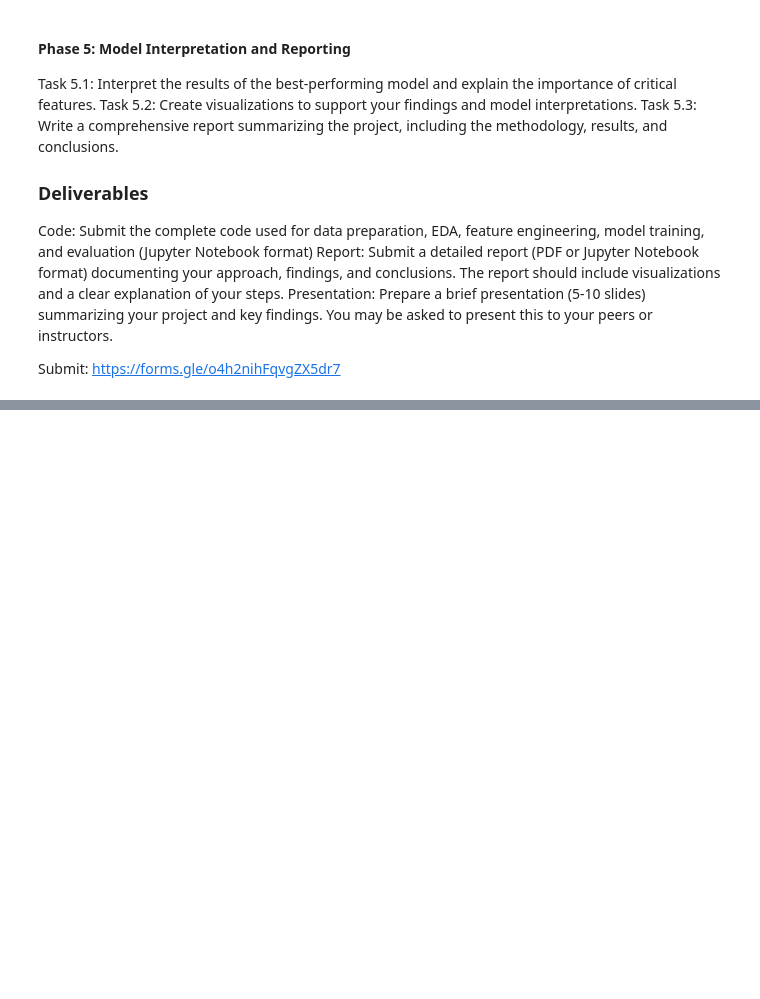
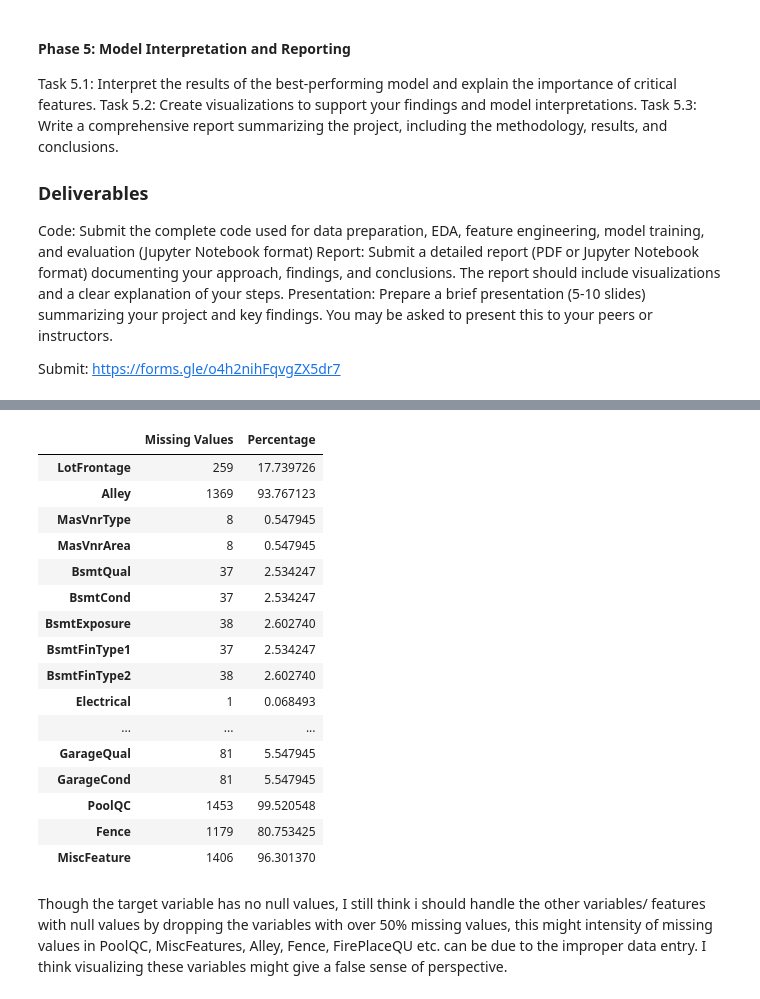
Before and after one commit to Niklauzi/capstone-project, a Jupyter notebook: capstone project notebook.ipynb, the cells around one changed output, grey strips where cells are left out. Saved outputs shown, nothing was run; the diff lists cells and outputs as text; code cells hidden in the pictures; blank space fills up the shorter version.

```diff
--- a/capstone project notebook.ipynb
+++ b/capstone project notebook.ipynb
@@ -91,0 +130,3 @@ house_data_train.columns.nunique()
+# %%
+pd.set_option('display.max_rows', None) # See all the rows in the series to ascertain the number features with missing values
+houseData.isna().sum()
@@ -91,0 +176,24 @@ house_data_train.columns.nunique()
+# %%
+missing_percentage = (missing_values / len(houseData)) * 100 # Calculating the percentage of missing values
+
+missing_data = pd.DataFrame({'Missing Values': missing_values, 'Percentage': missing_percentage})#Combine the count and percentage of missing values
+
+missing_data[missing_data['Missing Values'] > 0] # Filtering to show only columns with missing values
+# %% [output]
+|  | Missing Values | Percentage |
+| LotFrontage | 259 | 17.739726 |
+| Alley | 1369 | 93.767123 |
+| MasVnrType | 8 | 0.547945 |
+| MasVnrArea | 8 | 0.547945 |
+| BsmtQual | 37 | 2.534247 |
+| BsmtCond | 37 | 2.534247 |
+| BsmtExposure | 38 | 2.602740 |
+| BsmtFinType1 | 37 | 2.534247 |
+| BsmtFinType2 | 38 | 2.602740 |
+| Electrical | 1 | 0.068493 |
+| ... | ... | ... |
+| GarageQual | 81 | 5.547945 |
+| GarageCond | 81 | 5.547945 |
+| PoolQC | 1453 | 99.520548 |
+| Fence | 1179 | 80.753425 |
+| MiscFeature | 1406 | 96.301370 |
@@ -91,0 +212,2 @@ house_data_train.columns.nunique()
+# %% [markdown]
+Though the target variable has no null values, I still think i should handle the other variables/ features with null values by dropping the variables with over 50% missing values, this might intensity of missing values in PoolQC, MiscFeatures, Alley, Fence, FirePlaceQU etc. can be due to the improper data entry. I think visualizing these variables might give a false sense of perspective.
```
Also changed, not shown: parts of 28 cells of this notebook.
